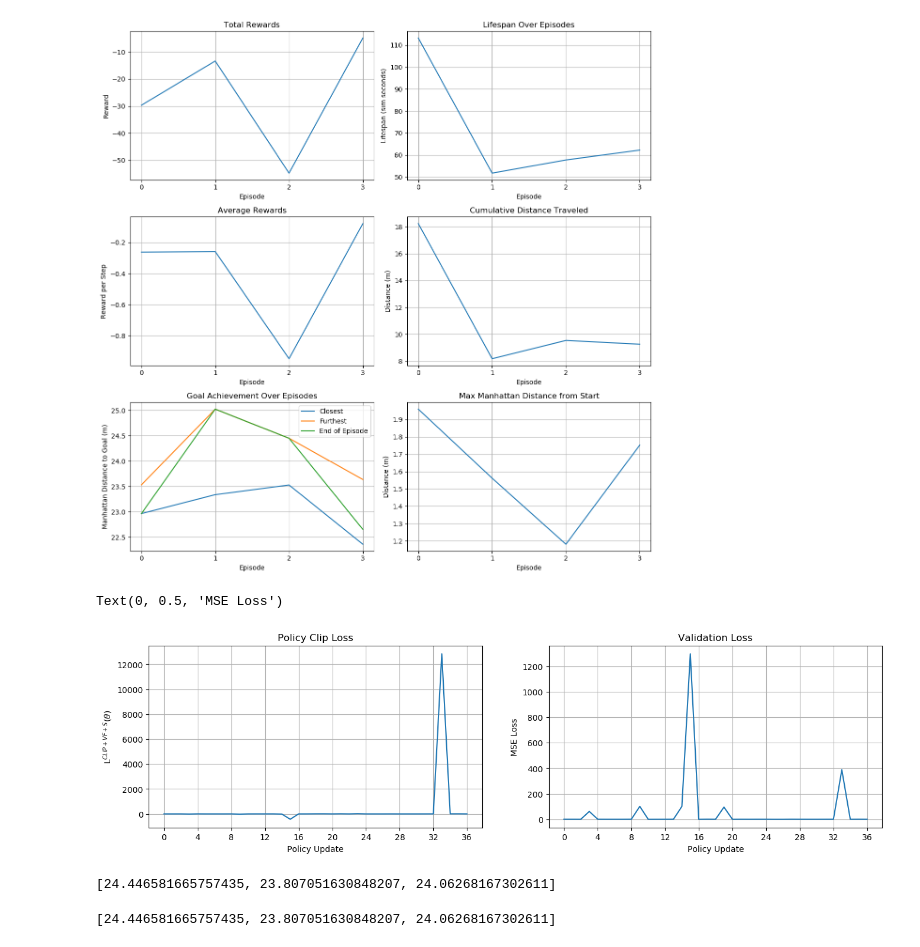
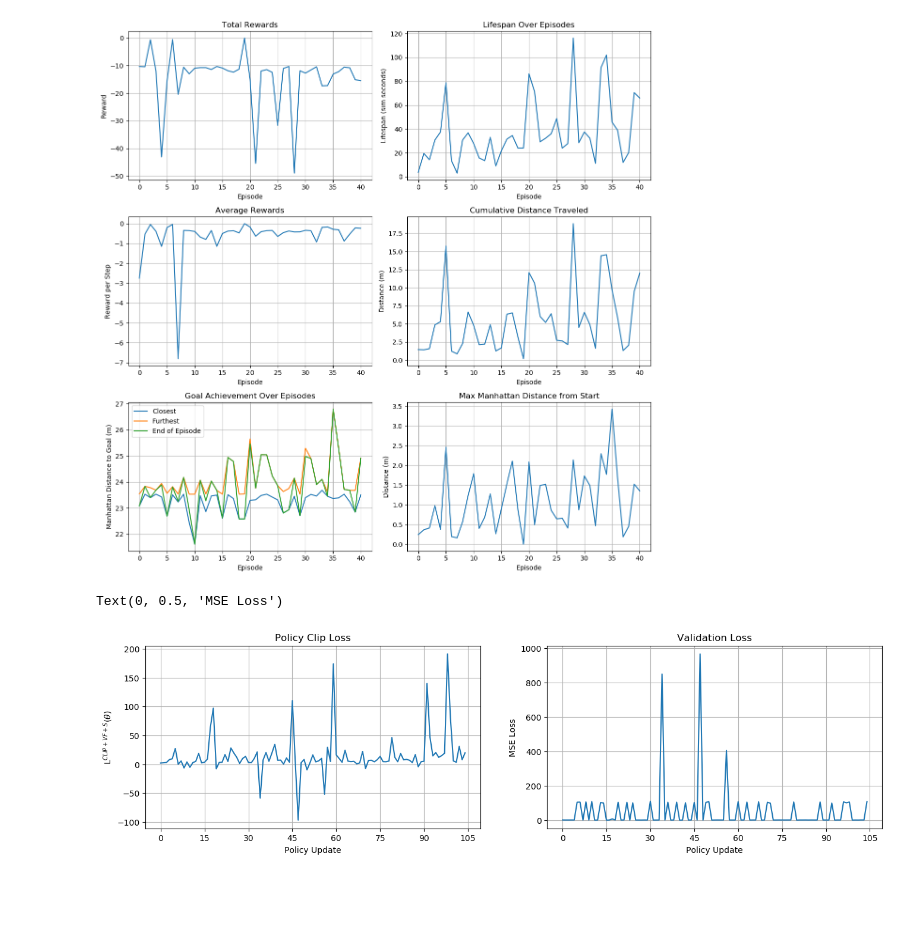
Before and after one commit to ryan-barry-99/grad-project, a Jupyter notebook: notspot_sim_py/src/reinforcement_learning/src/analysis.ipynb, the cells around one changed output. Cells and saved outputs as stored; diff of their text form; code cells hidden in the pictures; blank space fills up the shorter version.

```diff
--- a/notspot_sim_py/src/reinforcement_learning/src/analysis.ipynb
+++ b/notspot_sim_py/src/reinforcement_learning/src/analysis.ipynb
@@ -29,7 +29,7 @@ def get_logs(run_path, folder_name):
 
 
 # Path to the directory containing the files
-run = '/media/ryan/DataPad/ros_ws/src/notspot_sim_py/src/reinforcement_learning/runs/2024_04_22_23_07_03'
+run = '/media/ryan/DataPad/ros_ws/src/notspot_sim_py/src/reinforcement_learning/runs/2024_04_23_01_10_21'
 
 rewards = [float(reward) for reward in get_logs(run, "rewards")]
 lifespans = [int(lifespan)*0.75 for lifespan in get_logs(run, "steps")]
@@ -93,42 +93,35 @@ axs[1, 1].set_ylabel('Distance (m)')
 axs[2, 1].plot(distance_start)
 axs[2, 1].set_title('Max Manhattan Distance from Start')
 axs[2, 1].set_xlabel('Episode')
 axs[2, 1].set_ylabel('Distance (m)')
 
 plt.tight_layout()
 plt.show()
 
 # Create subplots
 fig, axs = plt.subplots(1, 2, figsize=(16, 4))
 
 for ax in axs.flatten():
     ax.xaxis.set_major_locator(ticker.MaxNLocator(integer=True))
     ax.grid(True)
 
 
 # Plot total rewards over episodes
 axs[0].plot(policy_loss)
 axs[0].set_title('Policy Clip Loss')
 axs[0].set_xlabel('Policy Update')
 axs[0].set_ylabel(r'L$^{CLIP+VF+S}$($\theta$)')
+# axs[0].set_ybound(-25,25)
 # axs[0].legend()
 
 # Plot average rewards per step over episodes
 axs[1].plot(value_loss)
 axs[1].set_title('Validation Loss')
 axs[1].set_xlabel('Policy Update')
 axs[1].set_ylabel('MSE Loss')
-# axs[1].set_ybound(0,1)
+# axs[1].set_ybound(-0.25,100)
 # axs[1].legend()
 # %% [output]
-[figure, old version]
+[figure, new version]
 Text(0, 0.5, 'MSE Loss')
-[figure, old version]
+[figure, new version]
-# %%
-furthest_goal
-# %% [output]
-[24.446581665757435, 23.807051630848207, 24.06268167302611]
-# %%
-ending_goal
-# %% [output]
-[24.446581665757435, 23.807051630848207, 24.06268167302611]
```
Also changed, not shown: 4 other files.
